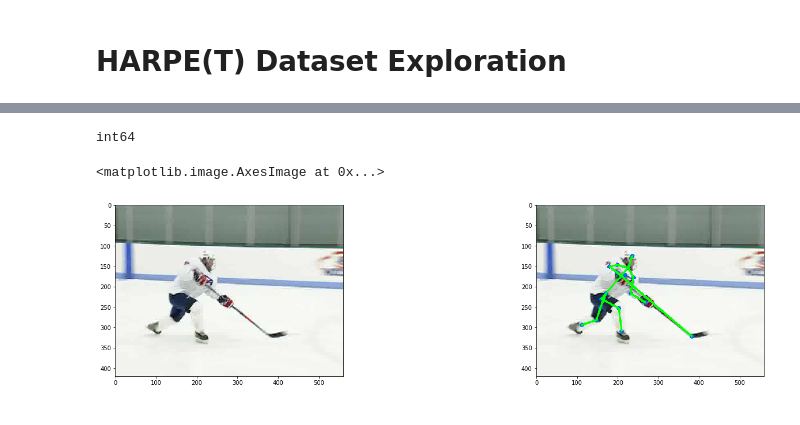
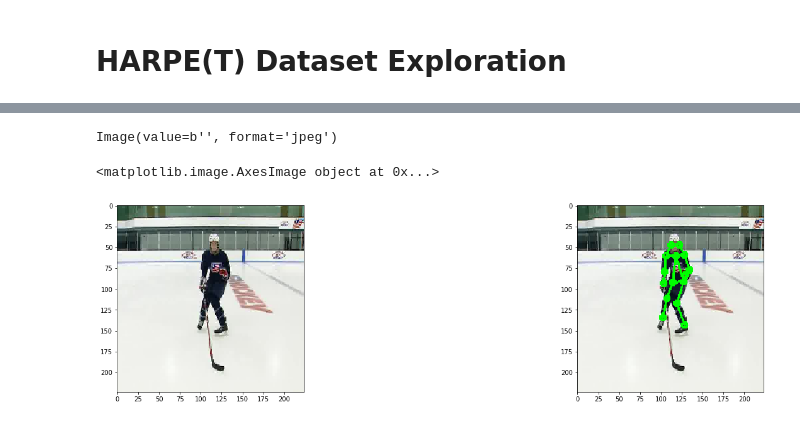
Before and after one commit to jazzalin/smartsnipe-pose-estimation, a Jupyter notebook: model/test_harpe.ipynb, the cells around one changed output, grey strips where cells are left out. Drawn from its saved outputs; the diff is of its cells as text; code cells hidden in the pictures.

Commit message:
successful trt_pose with hockey dataset

```diff
--- a/model/test_harpe.ipynb
+++ b/model/test_harpe.ipynb
@@ -61,0 +130,3 @@ pairs = [[0, 1],
+# %%
+with open('human_pose.json', 'r') as f:
+    human_pose = json.load(f)
@@ -61,0 +167,7 @@ pairs = [[0, 1],
+# %%
+# TEST W/ WEBCAM:
+# camera = USBCamera(width=WIDTH, height=HEIGHT, capture_fps=30)
+# camera.running = True
+# execute({'new': camera.value})
+# cap = cv.VideoCapture(0)
+image_w = ipywidgets.Image(format='jpeg')
@@ -62,23 +176,42 @@ pairs = [[0, 1],
+# %%
+def execute(change):
+    image = change['new']
+    data = preprocess(image)
+    cmap, paf = model_trt(data)
+    cmap, paf = cmap.detach().cpu(), paf.detach().cpu()
+    counts, objects, peaks = parse_objects(cmap, paf)#, cmap_threshold=0.15, link_threshold=0.15)
+    draw_objects(image, counts, objects, peaks)
+    image_w.value = bgr8_to_jpeg(image)
+    return image
+# %%
+display(image_w)
+# %% [output]
+Image(value=b'', format='jpeg')
 # %%
+# Results
 # Check training data
-img, skeleton = Htrain.data[349], Htrain.target[349]
+img, skeleton = Htrain.data[21], Htrain.target[21]
 skeleton = np.rint(skeleton).astype(int)
 fig = plt.figure(figsize=(24,12))
 ax1 = fig.add_subplot(2,2,1)
 ax1.imshow(img)
-img2 = img.copy()
+# img2 = img.copy()
 # Draw joints
-for joint in skeleton:
-    img2 = cv.circle(img2, (joint[0], joint[1]), 5, (0, 100, 255), thickness=-1, lineType=cv.FILLED)
+# for joint in skeleton:
+#     img2 = cv.circle(img2, (joint[0], joint[1]), 5, (0, 100, 255), thickness=-1, lineType=cv.FILLED)
 # Connect joints
-for link in pairs:
-    A = link[0]
-    B = link[1]
-    img2 = cv.line(img2, tuple(skeleton[A]), tuple(skeleton[B]), (0, 255, 0), 3)
+# for link in pairs:
+#     A = link[0]
+#     B = link[1]
+#     img2 = cv.line(img2, tuple(skeleton[A]), tuple(skeleton[B]), (0, 255, 0), 3)
 
+# ax2 = fig.add_subplot(2,2,2)
+# ax2.imshow(img2)
+
+# Show results of trt-pose
+res = execute({'new': img.copy()})
 ax2 = fig.add_subplot(2,2,2)
-ax2.imshow(img2)
+ax2.imshow(res)
 # %% [output]
-int64
+<matplotlib.image.AxesImage object at 0x...>
-<matplotlib.image.AxesImage at 0x...>
-[figure, old version]
+[figure, new version]
```
Also changed, not shown: parts of 13 cells of this notebook.
